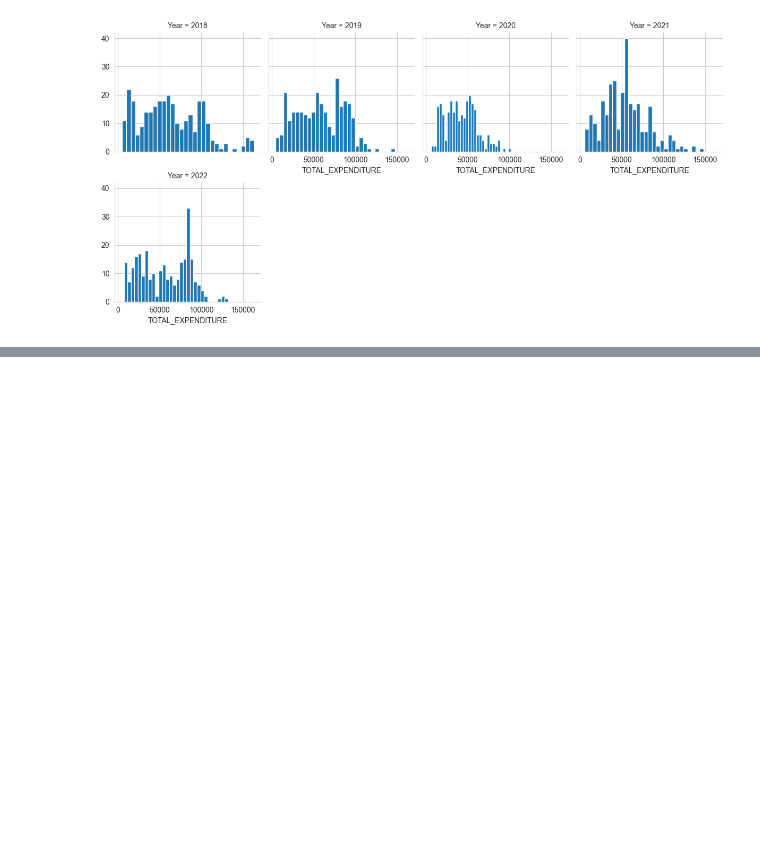
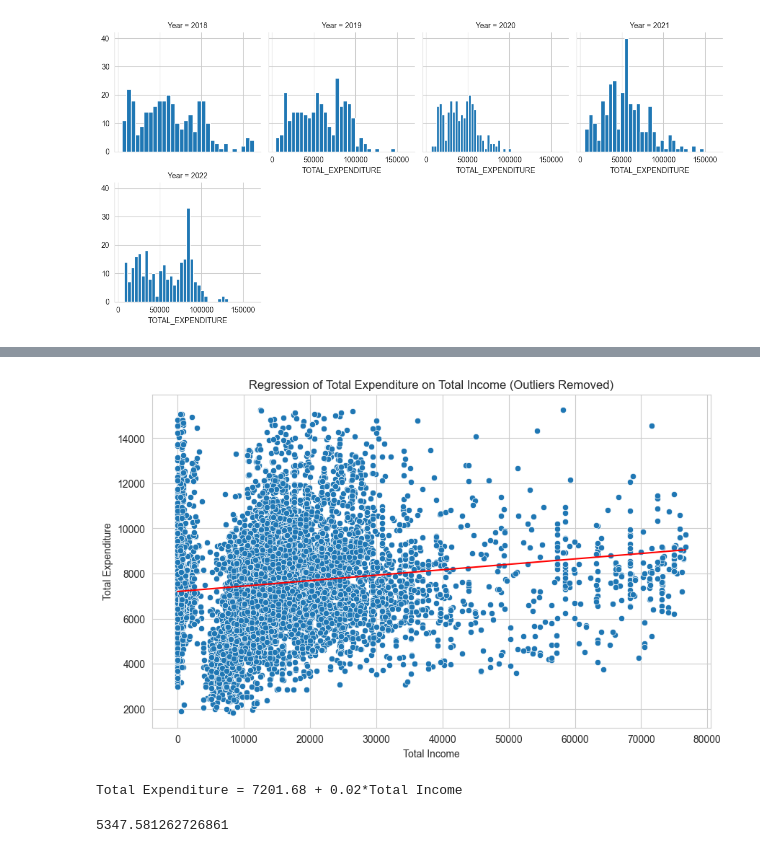
Before and after one commit to EwoutH/India-drought-ABM, a Jupyter notebook: Data/inflation_adjusted_income_and_expenditure.ipynb, the cells around one changed output, grey strips where cells are left out. Cells and saved outputs as stored; diff of their text form; code cells hidden in the pictures; blank space fills up the shorter version.

```diff
--- a/Data/inflation_adjusted_income_and_expenditure.ipynb
+++ b/Data/inflation_adjusted_income_and_expenditure.ipynb
@@ -224,0 +261,54 @@ inflation_adjusted_df.to_pickle('venv/pickles/adjusted_income_and_expenditure.pk
+# %%
+# Define the dependent variable (y) and the independent variable (x)
+Y = inflation_adjusted_df['TOTAL_EXPENDITURE']
+X = inflation_adjusted_df['TOTAL_INCOME']
+
+# Create a DataFrame for convenience of outlier removal
+df = pd.DataFrame({'X': X, 'Y': Y})
+
+# Calculate Z-scores
+df = df[(np.abs(stats.zscore(df)) < 3).all(axis=1)]  # keep only rows with Z-score < 3 in both columns
+
+# Perform the regression with outlier-removed data
+X = sm.add_constant(df['X'])
+model = sm.OLS(df['Y'], X)
+results = model.fit()
+# %%
+# Plot the data and regression line
+plt.figure(figsize=(10, 6))
+sns.scatterplot(x='X', y='Y', data=df)
+
+x = np.linspace(df['X'].min(), df['X'].max(), 100)
+y = results.params[0] + results.params[1]*x
+plt.plot(x, y, color='red')
+
+plt.title('Regression of Total Expenditure on Total Income (Outliers Removed)')
+plt.xlabel('Total Income')
+plt.ylabel('Total Expenditure')
+
+plt.show()
+# %% [output]
+[figure, added]
+# %%
+# Print the regression equation
+print(f'Total Expenditure = {results.params[0]:.2f} + {results.params[1]:.2f}*Total Income')
+# %% [output]
+Total Expenditure = 7201.68 + 0.02*Total Income
+# %%
+# Calculate residuals
+residuals = results.resid
+
+# Calculate standard deviation of residuals
+residual_std = np.std(residuals)
+
+# Make a prediction for a new value of total income
+new_total_income = 10000
+predicted_total_expenditure = results.params[0] + results.params[1]*new_total_income
+
+# Add a random error term sampled from a normal distribution
+random_error = np.random.normal(0, residual_std)
+predicted_total_expenditure += random_error
+
+print(predicted_total_expenditure)
+# %% [output]
+5347.581262726861
```
Also changed, not shown: parts of 14 cells of this notebook.
